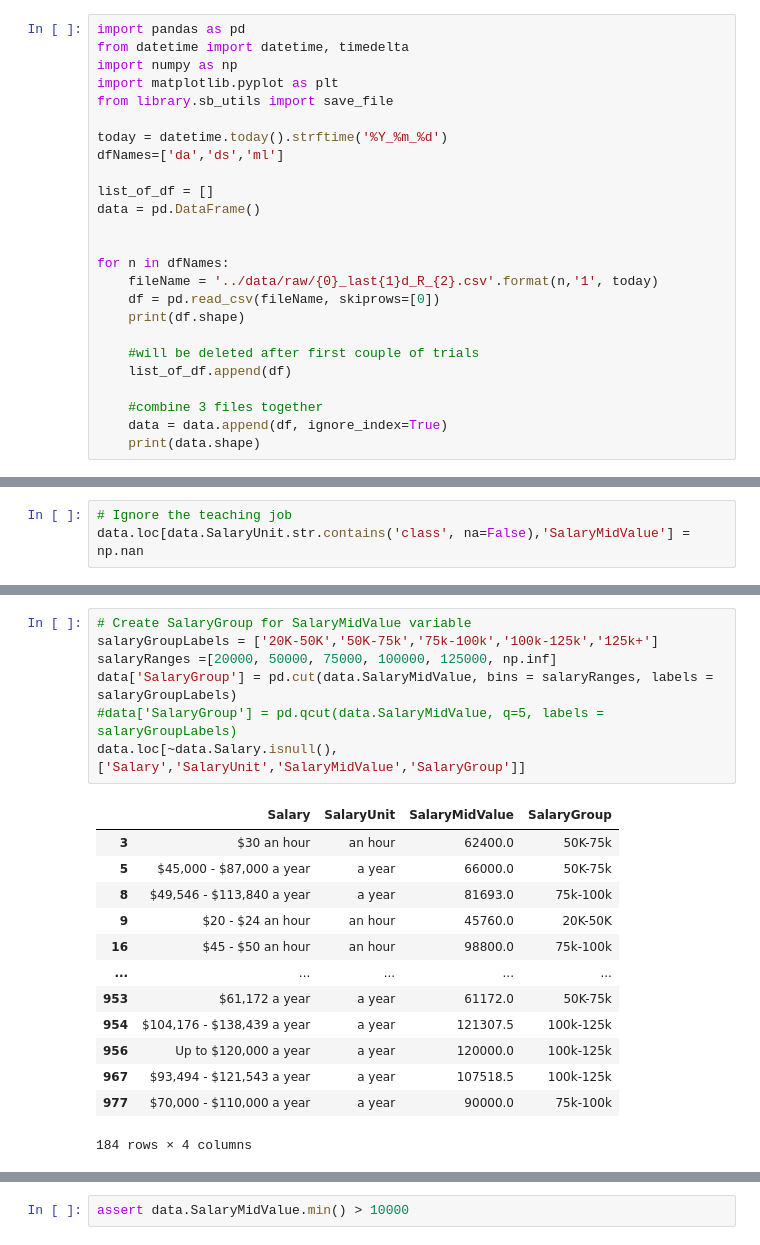
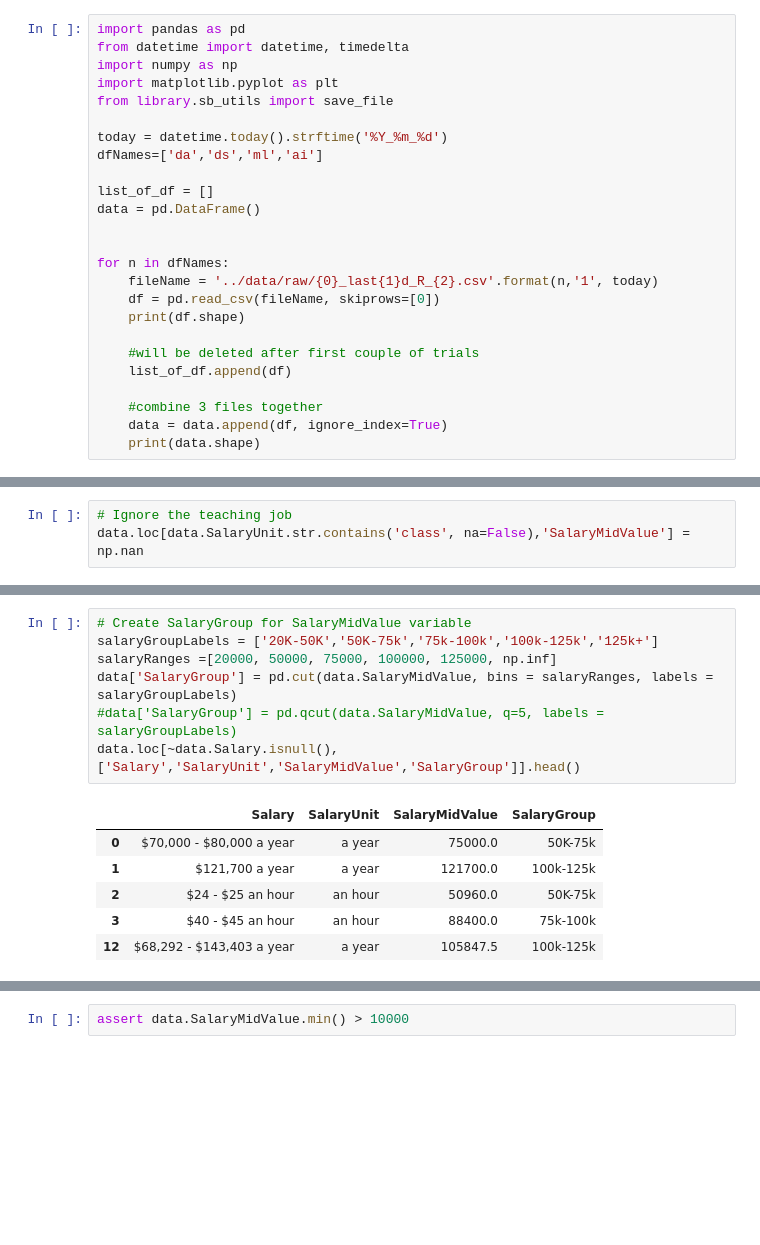
Before and after one commit to zhou8p/SpringBoardMainProjects, a Jupyter notebook: Capstone Two/notebooks/Indeed Job Data Wrangling.ipynb, the cells around one changed output, grey strips where cells are left out. Saved outputs shown, nothing was run; the diff lists cells and outputs as text; blank space fills up the shorter version.

```diff
--- a/Capstone Two/notebooks/Indeed Job Data Wrangling.ipynb
+++ b/Capstone Two/notebooks/Indeed Job Data Wrangling.ipynb
@@ -13,7 +13,7 @@ import matplotlib.pyplot as plt
 from library.sb_utils import save_file
 
 today = datetime.today().strftime('%Y_%m_%d')
-dfNames=['da','ds','ml']
+dfNames=['da','ds','ml','ai']
 
 list_of_df = []
 data = pd.DataFrame()
@@ -772,24 +695,17 @@ data.Salarydata.SalaryMidValue.min()
 # %%
 # Create SalaryGroup for SalaryMidValue variable
 salaryGroupLabels = ['20K-50K','50K-75k','75k-100k','100k-125k','125k+']
 salaryRanges =[20000, 50000, 75000, 100000, 125000, np.inf]
 data['SalaryGroup'] = pd.cut(data.SalaryMidValue, bins = salaryRanges, labels = salaryGroupLabels)
 #data['SalaryGroup'] = pd.qcut(data.SalaryMidValue, q=5, labels = salaryGroupLabels)
-data.loc[~data.Salary.isnull(),['Salary','SalaryUnit','SalaryMidValue','SalaryGroup']]
+data.loc[~data.Salary.isnull(),['Salary','SalaryUnit','SalaryMidValue','SalaryGroup']].head()
 # %% [output]
 |  | Salary | SalaryUnit | SalaryMidValue | SalaryGroup |
-| 3 | $30 an hour | an hour | 62400.0 | 50K-75k |
-| 5 | $45,000 - $87,000 a year | a year | 66000.0 | 50K-75k |
-| 8 | $49,546 - $113,840 a year | a year | 81693.0 | 75k-100k |
-| 9 | $20 - $24 an hour | an hour | 45760.0 | 20K-50K |
-| 16 | $45 - $50 an hour | an hour | 98800.0 | 75k-100k |
-| ... | ... | ... | ... | ... |
-| 953 | $61,172 a year | a year | 61172.0 | 50K-75k |
-| 954 | $104,176 - $138,439 a year | a year | 121307.5 | 100k-125k |
-| 956 | Up to $120,000 a year | a year | 120000.0 | 100k-125k |
-| 967 | $93,494 - $121,543 a year | a year | 107518.5 | 100k-125k |
-| 977 | $70,000 - $110,000 a year | a year | 90000.0 | 75k-100k |
+| 0 | $70,000 - $80,000 a year | a year | 75000.0 | 50K-75k |
+| 1 | $121,700 a year | a year | 121700.0 | 100k-125k |
+| 2 | $24 - $25 an hour | an hour | 50960.0 | 50K-75k |
+| 3 | $40 - $45 an hour | an hour | 88400.0 | 75k-100k |
+| 12 | $68,292 - $143,403 a year | a year | 105847.5 | 100k-125k |
-184 rows × 4 columns
 # %%
 data.SalaryGroup.value_counts().sort_index()
 # %% [output]
```
Also changed, not shown: parts of 78 cells of this notebook.
